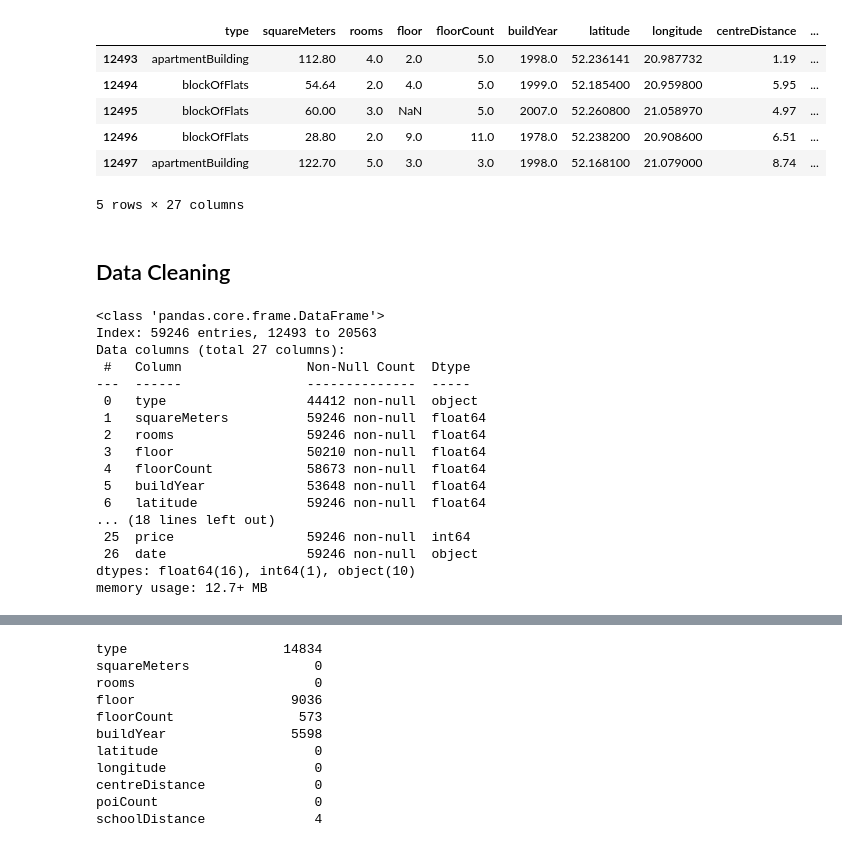
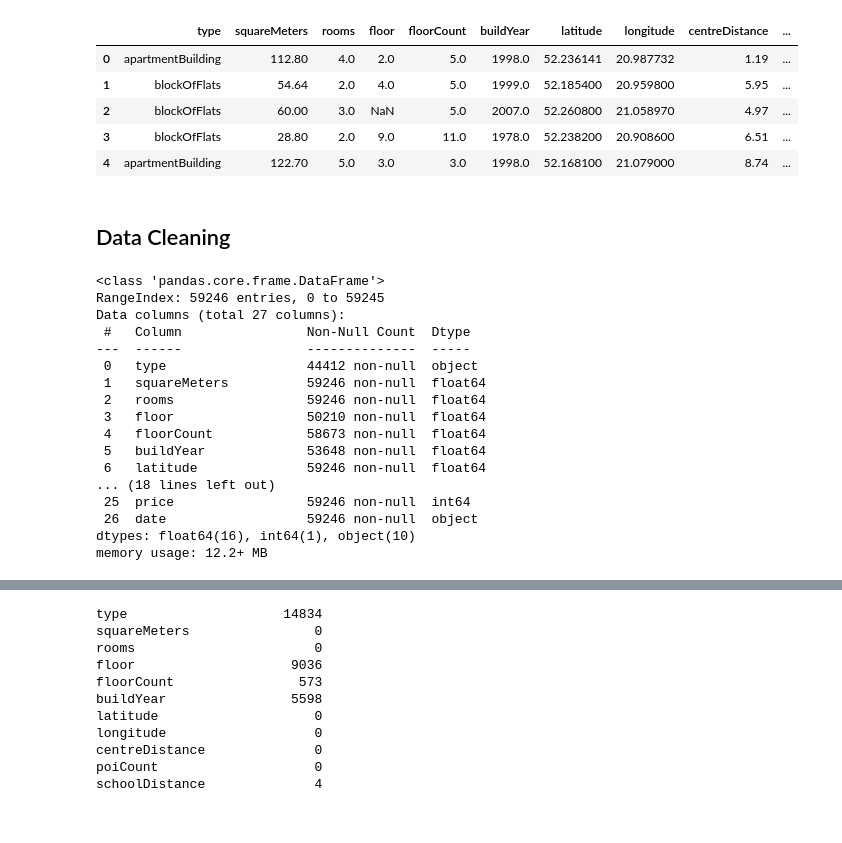
Before and after one commit to jroznerski/property-pricing-pl, a Jupyter notebook: notebooks/01_data_understanding.ipynb, the cells around one changed output, grey strips where cells are left out. Drawn from its saved outputs; the diff is of its cells as text; code cells hidden in the pictures.

```diff
--- a/notebooks/01_data_understanding.ipynb
+++ b/notebooks/01_data_understanding.ipynb
@@ -1,8 +1,15 @@
 # %%
+import numpy as np
 import pandas as pd
-import numpy as np
 import matplotlib.pyplot as plt
 import seaborn as sns
+from sklearn.preprocessing import LabelEncoder
+import warnings
+warnings.filterwarnings("ignore")
+
+import os
+
+pd.set_option('display.max_columns', None)
 # %%
 apartments_2023_08 = pd.read_csv('../data/raw/apartments_pl_2023_08.csv').assign(date='08.2023')
 apartments_2023_09 = pd.read_csv('../data/raw/apartments_pl_2023_09.csv').assign(date='09.2023')
@@ -31,23 +37,23 @@ df.head()
 # %%
-df = df[(df['city'] == 'warszawa')].copy()
+df = df[(df['city'] == 'warszawa')].copy() #at first we are focusing on Warsa
 df.drop(columns=['city', 'id'], inplace = True)
+df.reset_index(drop=True, inplace=True)
 
 df.head()
 # %% [output]
 |  | type | squareMeters | rooms | floor | floorCount | buildYear | latitude | longitude | centreDistance | ... |
-| 12493 | apartmentBuilding | 112.80 | 4.0 | 2.0 | 5.0 | 1998.0 | 52.236141 | 20.987732 | 1.19 | ... |
-| 12494 | blockOfFlats | 54.64 | 2.0 | 4.0 | 5.0 | 1999.0 | 52.185400 | 20.959800 | 5.95 | ... |
-| 12495 | blockOfFlats | 60.00 | 3.0 | NaN | 5.0 | 2007.0 | 52.260800 | 21.058970 | 4.97 | ... |
-| 12496 | blockOfFlats | 28.80 | 2.0 | 9.0 | 11.0 | 1978.0 | 52.238200 | 20.908600 | 6.51 | ... |
-| 12497 | apartmentBuilding | 122.70 | 5.0 | 3.0 | 3.0 | 1998.0 | 52.168100 | 21.079000 | 8.74 | ... |
+| 0 | apartmentBuilding | 112.80 | 4.0 | 2.0 | 5.0 | 1998.0 | 52.236141 | 20.987732 | 1.19 | ... |
+| 1 | blockOfFlats | 54.64 | 2.0 | 4.0 | 5.0 | 1999.0 | 52.185400 | 20.959800 | 5.95 | ... |
+| 2 | blockOfFlats | 60.00 | 3.0 | NaN | 5.0 | 2007.0 | 52.260800 | 21.058970 | 4.97 | ... |
+| 3 | blockOfFlats | 28.80 | 2.0 | 9.0 | 11.0 | 1978.0 | 52.238200 | 20.908600 | 6.51 | ... |
+| 4 | apartmentBuilding | 122.70 | 5.0 | 3.0 | 3.0 | 1998.0 | 52.168100 | 21.079000 | 8.74 | ... |
-5 rows × 27 columns
 # %% [markdown]
 ## Data Cleaning
 # %%
 df.info()
 # %% [output]
 <class 'pandas.core.frame.DataFrame'>
-Index: 59246 entries, 12493 to 20563
+RangeIndex: 59246 entries, 0 to 59245
 Data columns (total 27 columns):
  #   Column                Non-Null Count  Dtype
 ---  ------                --------------  -----
@@ -62,7 +68,7 @@ Data columns (total 27 columns):
  25  price                 59246 non-null  int64
  26  date                  59246 non-null  object
 dtypes: float64(16), int64(1), object(10)
-memory usage: 12.7+ MB
+memory usage: 12.2+ MB
 # %%
 df.describe()
 # %% [output]
```
Also changed, not shown: parts of 16 cells of this notebook, 1 other file.
